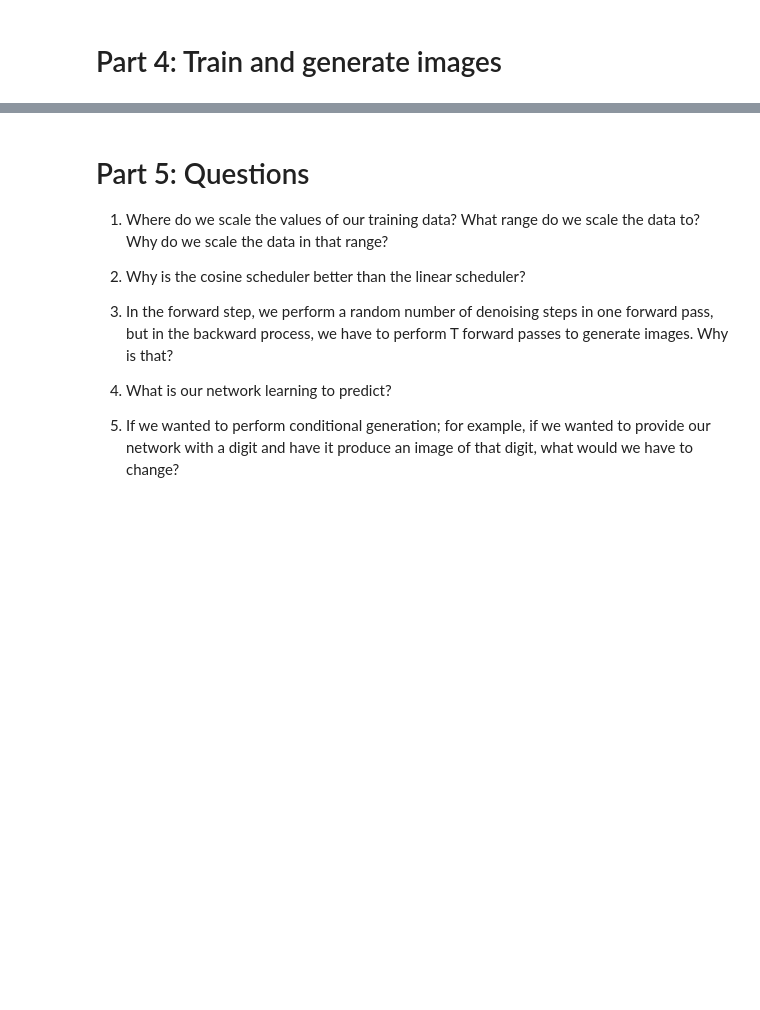
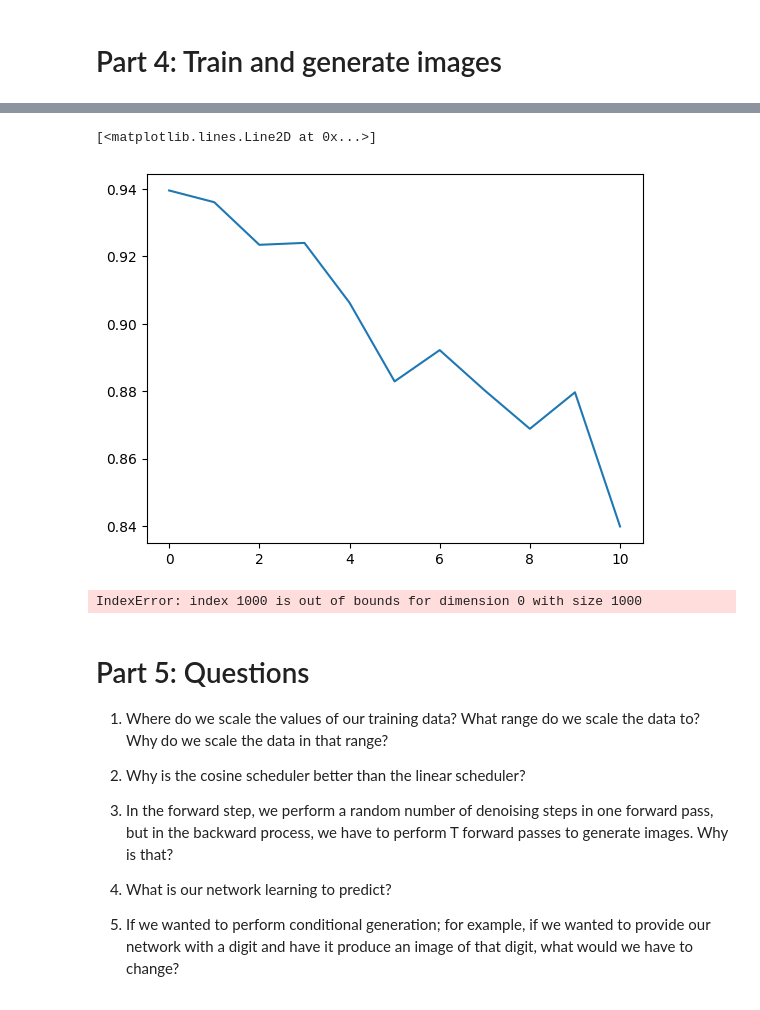
Before and after one commit to nriceusa/byu-cs474, a Jupyter notebook: lab10_diffusion.ipynb, the cells around one changed output, grey strips where cells are left out. Cells and saved outputs as stored; diff of their text form; code cells hidden in the pictures; blank space fills up the shorter version.

```diff
--- a/lab10_diffusion.ipynb
+++ b/lab10_diffusion.ipynb
@@ -376,22 +376,25 @@ def training(model, optimizer, dataloader, n_minibatches=1500):
     # 1000-2000 minibatches (i.e. optimization steps) is sufficient for learning how to generate images, but more will help make better images
     losses = []
 
-    for i, batch in enumerate(dataloader):
+
+    for i, _ in enumerate(dataloader):
         if i > n_minibatches:
             break
 
         # Line 2
-        images = batch["image"]
+        images, _ = next(iter(dataloader))
 
         # Line 3
-        timesteps = torch.randint(1, MAX_TIMESTEPS, (images.shape[0],)).to(device)
+        t = torch.tensor(np.random.randint(1, MAX_TIMESTEPS, images.shape[0]))
 
         # Line 4
         noise = torch.randn_like(images)
 
         # Line 5
-        x = torch.sqrt(alpha_bar) * images + torch.sqrt(1 - alpha_bar) * noise
-        loss = torch.mse_loss(noise, model(x, timesteps))
+        x = torch.sqrt(alpha_bar[t]) * images + torch.sqrt(1 - alpha_bar[t]) * noise
+
+        mse_loss = torch.nn.MSELoss()
+        loss = mse_loss(model(x, t), x)
         loss.backward()
         optimizer.step()
         optimizer.zero_grad()
@@ -461,3 +496,7 @@ optimizer = AdamW(model.parameters(), lr=lr)
 train_losses = training(model, optimizer, dataloader)
 # %%
 # plot your training loss
+plt.plot(train_losses)
+# %% [output]
+[<matplotlib.lines.Line2D at 0x...>]
+[figure, added]
@@ -466,3 +503,14 @@ train_losses = training(model, optimizer, dataloader)
+# %%
+# Use sampling() to generate 16 images and plot them below
+images = sampling(model, 16)
+
+plt.figure(figsize=(16, 16))
+for i in range(16):
+    plt.subplot(4, 4, i + 1)
+    plt.imshow(images[i].squeeze().detach().cpu(), cmap="gray")
+    plt.axis("off")
+# %% [output]
+IndexError: index 1000 is out of bounds for dimension 0 with size 1000
 # %% [markdown]
 # Part 5: Questions
 
```
Also changed, not shown: parts of 2 cells of this notebook.
